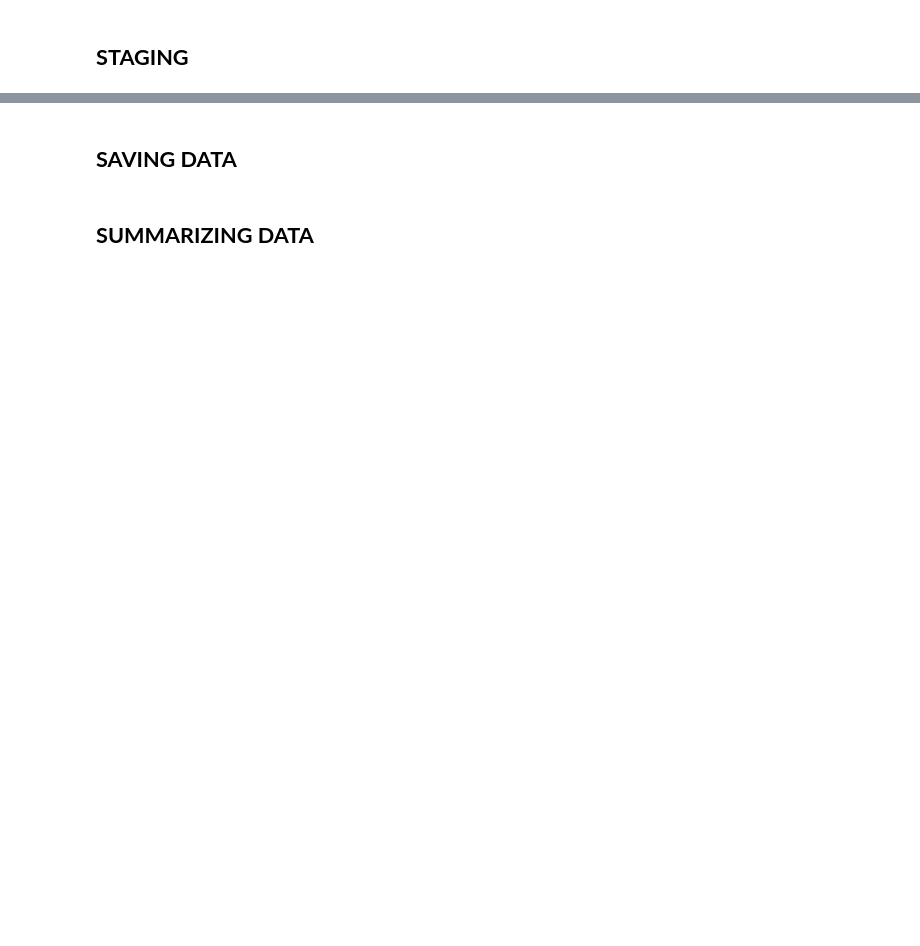
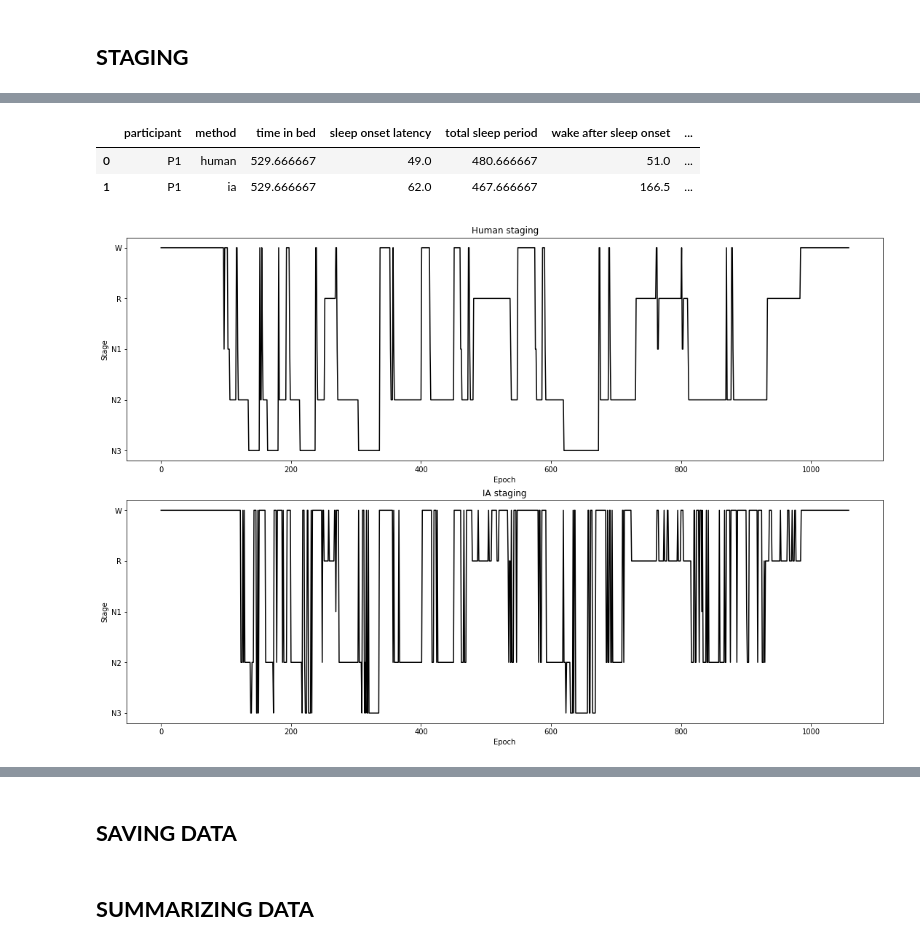
Before and after one commit to ValentinGhibaudo/Sleep_EEG_Respi, a Jupyter notebook: raw_to_da_and_staging.ipynb, the cells around one changed output, grey strips where cells are left out. Drawn from its saved outputs; the diff is of its cells as text; code cells hidden in the pictures; blank space fills up the shorter version.

```diff
--- a/raw_to_da_and_staging.ipynb
+++ b/raw_to_da_and_staging.ipynb
@@ -518,0 +412,53 @@ da_all_stages.loc['N2',['EOGDt','EOGDt-A1'],30:50].plot.line(x='time', hue='chan
+# %%
+rows = []
+for assessor in ['human','ia']:
+    time_in_bed = time_in_bed
+    sleep_onset_latency = get_sleep_onset_latency(assessor)
+    total_sleep_period = get_total_sleep_period(assessor)
+    wake_after_sleep_onset = get_wake_after_sleep_onset(assessor)
+    total_sleep_time = get_total_sleep_time(assessor)
+    sleep_efficiency = get_sleep_efficiency(assessor)
+    rem_latency = get_rem_latency(assessor)
+    N2_raw_time = get_stage_duration('N2',assessor)
+    N2_norm_time = N2_raw_time / total_sleep_time
+    N3_raw_time = get_stage_duration('N3',assessor)
+    N3_norm_time = N3_raw_time / total_sleep_time
+    rem_raw_time = get_stage_duration('R',assessor)
+    rem_norm_time = rem_raw_time / total_sleep_time
+    arousal_index = get_arousal_index(assessor)
+
+    row = [patient, assessor, time_in_bed, sleep_onset_latency, total_sleep_period, wake_after_sleep_onset, total_sleep_time, sleep_efficiency, rem_latency, N2_raw_time, N2_norm_time, N3_raw_time, N3_norm_time, rem_raw_time, rem_norm_time, arousal_index]
+    rows.append(row)
+colnames = ['participant', 'method','time in bed','sleep onset latency','total sleep period','wake after sleep onset','total sleep time','sleep efficiency','rem latency', 'N2 raw time','N2 norm time','N3 raw time','N3 norm time','rem raw time','rem norm time','arousal index']
+
+df_staging_characteristics = pd.DataFrame(rows, columns = colnames)
+
+if save_df:
+    df_staging_characteristics.to_excel(f'../participant_characteristics/sleep_parameters_{patient}.xlsx')
+# %%
+df_staging_characteristics
+# %% [output]
+|  | participant | method | time in bed | sleep onset latency | total sleep period | wake after sleep onset | ... |
+| 0 | P1 | human | 529.666667 | 49.0 | 480.666667 | 51.0 | ... |
+| 1 | P1 | ia | 529.666667 | 62.0 | 467.666667 | 166.5 | ... |
+# %%
+fig, axs = plt.subplots(nrows = 2, figsize = (15,10), constrained_layout = True)
+
+for row, mode in enumerate(['human digit','ia digit']):
+    if mode == 'human digit':
+        title = 'Human staging'
+    elif mode == 'ia digit':
+        title = 'IA staging'
+
+    ax = axs[row]
+    ax.plot(staging[mode], color = 'black')
+    ax.set_yticks([0, 1 , 2 , 3 , 4])
+    ax.set_yticklabels(['N3','N2','N1','R','W'])
+    ax.set_title(title)
+    ax.set_ylabel('Stage')
+    ax.set_xlabel('Epoch')
+
+if save_df:
+    plt.savefig(f'../participant_characteristics/hypnogram_{patient}', bbox_inches = 'tight')
+# %% [output]
+[figure, added]
```
Also changed, not shown: parts of 84 cells of this notebook, 10 other files.
